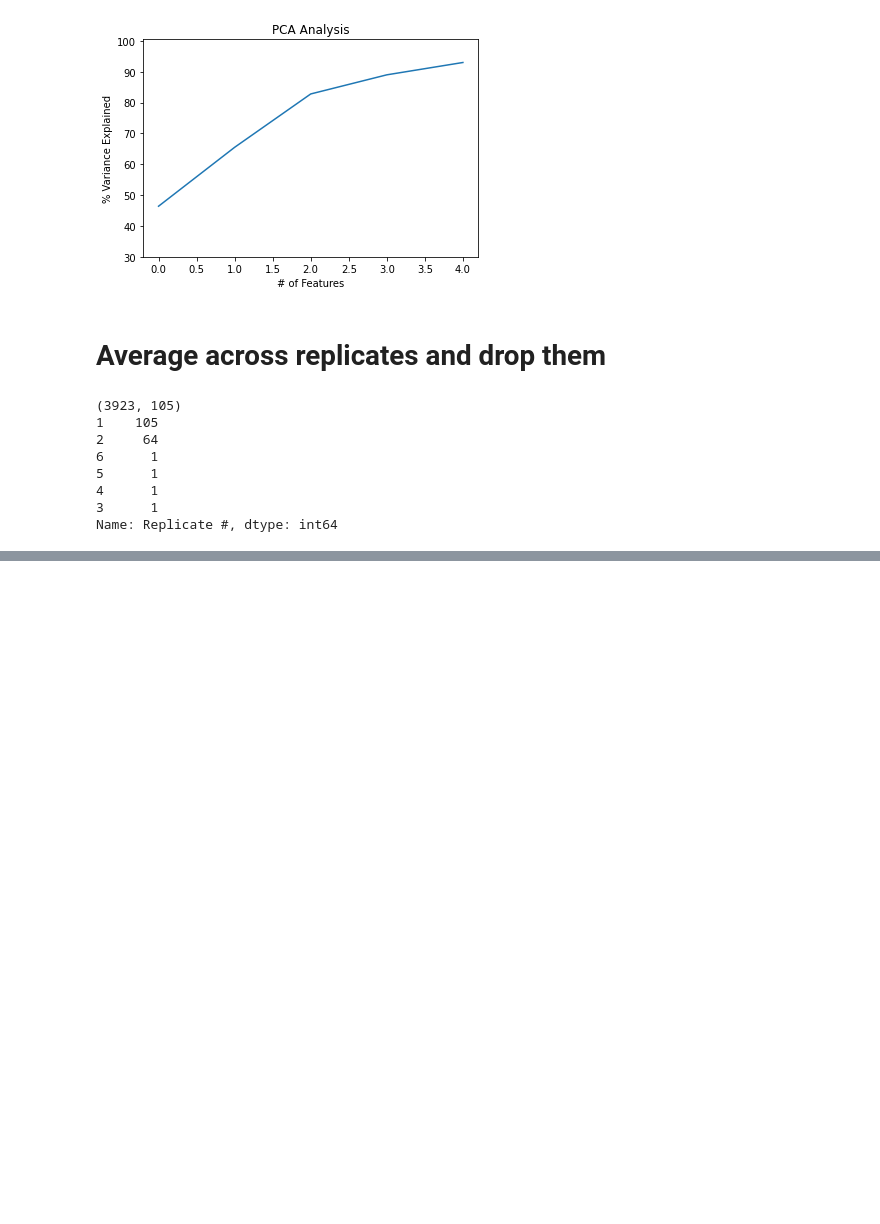
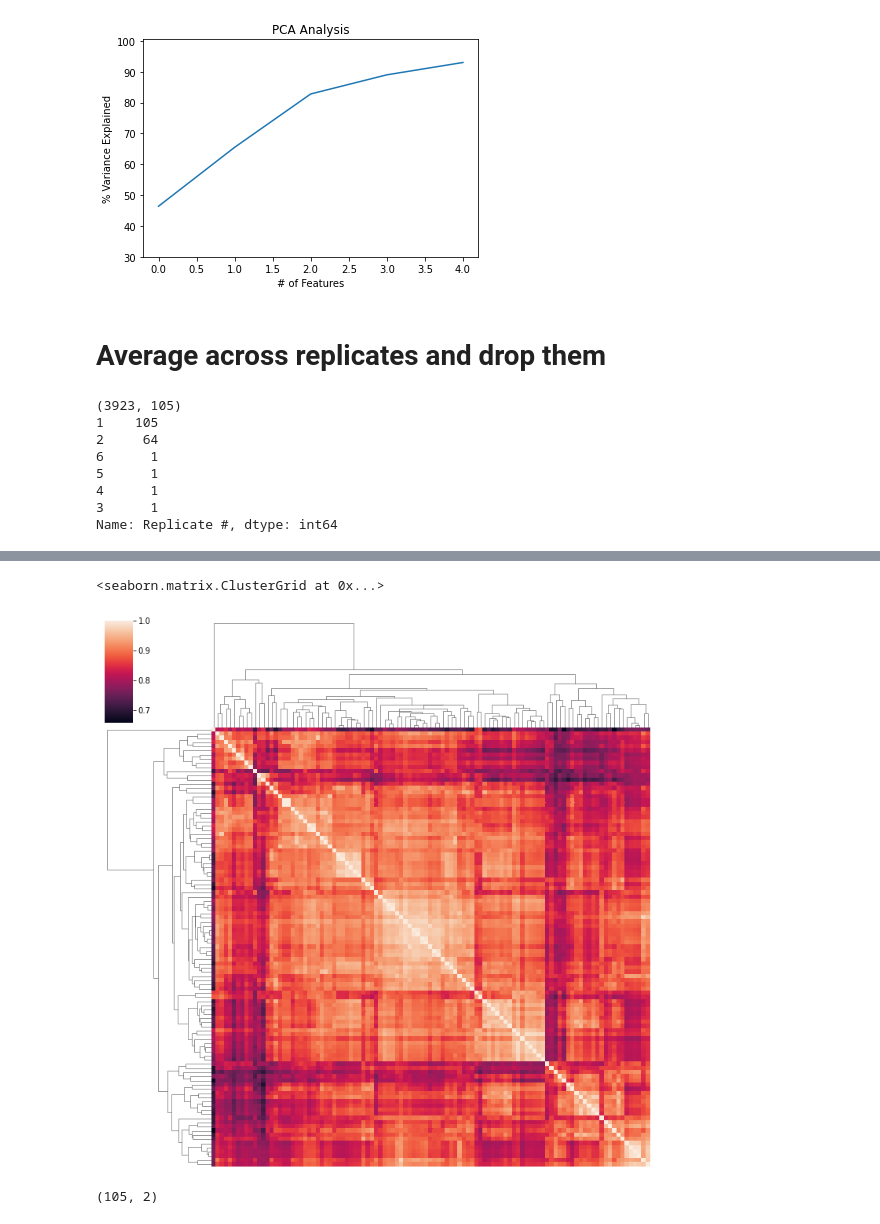
Before and after one commit to adamhockenberry/Growth-expression-translation, a Jupyter notebook: Code/scratch_SBS.ipynb, the cells around one changed output, grey strips where cells are left out. Cells and saved outputs as stored; diff of their text form; code cells hidden in the pictures; blank space fills up the shorter version.

Commit message:
Added clustering for non-duplicated expression dataframe.

```diff
--- a/Code/scratch_SBS.ipynb
+++ b/Code/scratch_SBS.ipynb
@@ -531,22 +531,20 @@ plt.plot(var)
 # Average across replicates and drop them
 # %%
 cols = []
-new_cols = []
+unique_cols = []
 exp_data_fin = copy.deepcopy(exp_data_clean)
 
 #Rename columns in dataframe
 for column in exp_data_clean.columns:
     cols.append(column[:-3])
+    #Get names of unique columns
+    if column[:-3] not in unique_cols:
+        unique_cols.append(column[:-3])
 
 exp_data_fin.columns = cols
 
-#Get names of unique new columns
-for column in exp_data_fin.columns:
-    if column not in new_cols:
-        new_cols.append(column)
-
 #New dataframe with averaged replicates and no duplicates
-exp_data_fin = exp_data_fin[new_cols].groupby(level=0, axis=1).mean()
+exp_data_fin = exp_data_fin[unique_cols].groupby(level=0, axis=1).mean()
 # %%
 #Number or columns in expression data frame should match number of unique replicates in metadata
 print(exp_data_fin.shape)
@@ -562,0 +563,4 @@ Name: Replicate #, dtype: int64
+# %%
+#Spearman correlation of conditions
+condition_corr_new = exp_data_fin.corr(method='spearman')
+condition_corr_new.head()
@@ -562,0 +575,14 @@ Name: Replicate #, dtype: int64
+# %%
+#Hierarchical clustering of condition correlations
+sns.clustermap(condition_corr_new, yticklabels=False, xticklabels=False)
+# %% [output]
+<seaborn.matrix.ClusterGrid at 0x...>
+[figure, added]
+# %%
+#Transform the data
+pca = PCA(2)
+condition_kmeans_df = pca.fit_transform(condition_corr_new)
+
+condition_kmeans_df.shape
+# %% [output]
+(105, 2)
```
Also changed, not shown: parts of 6 cells of this notebook.
